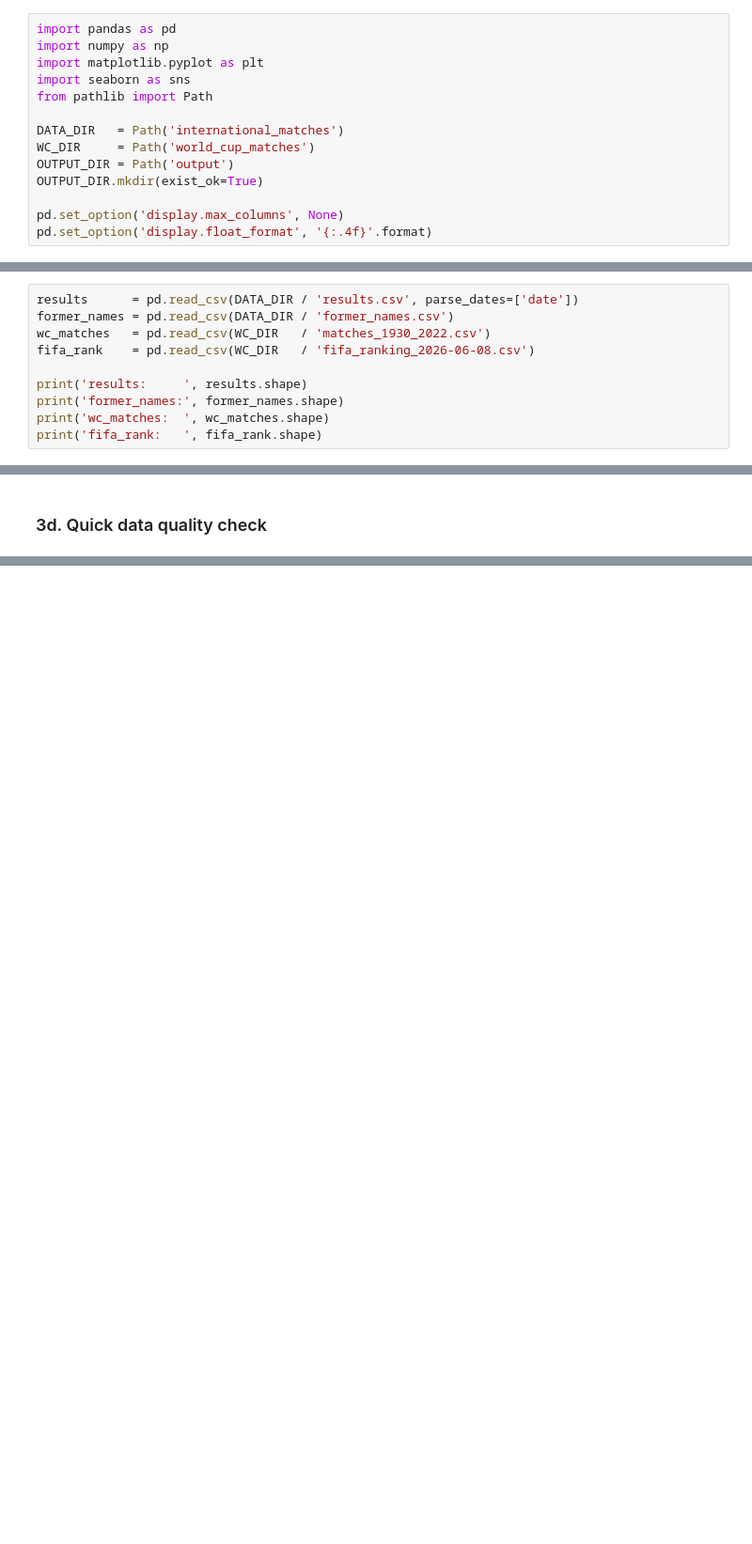
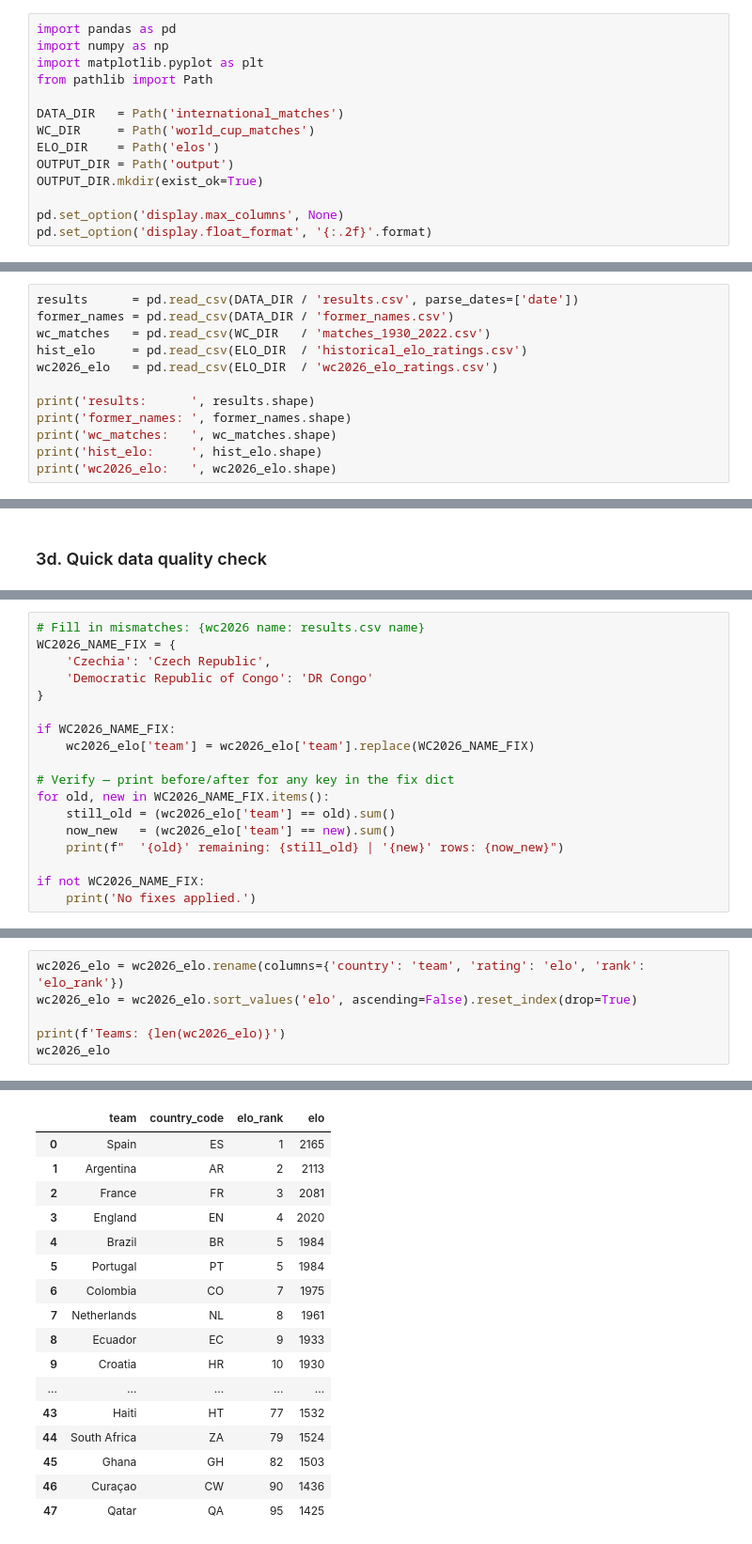
Before and after one commit to StefanIlic1/world-cup-predictions, a Jupyter notebook: src/01_data_cleaning_and_elo.ipynb, the cells around one changed output, grey strips where cells are left out. Shown at 94% size. Saved outputs shown, nothing was run; the diff lists cells and outputs as text; blank space fills up the shorter version.

```diff
--- a/src/01_data_cleaning_and_elo.ipynb
+++ b/src/01_data_cleaning_and_elo.ipynb
@@ -13,16 +14,16 @@ This notebook loads and cleans all raw data sources so they are consistent and r
 import pandas as pd
 import numpy as np
 import matplotlib.pyplot as plt
-import seaborn as sns
 from pathlib import Path
 
 DATA_DIR   = Path('international_matches')
 WC_DIR     = Path('world_cup_matches')
+ELO_DIR    = Path('elos')
 OUTPUT_DIR = Path('output')
 OUTPUT_DIR.mkdir(exist_ok=True)
 
 pd.set_option('display.max_columns', None)
-pd.set_option('display.float_format', '{:.4f}'.format)
+pd.set_option('display.float_format', '{:.2f}'.format)
 # %% [markdown]
 ---
 ## 2. Load Raw Data
@@ -37,10 +39,12 @@ pd.set_option('display.float_format', '{:.4f}'.format)
 results      = pd.read_csv(DATA_DIR / 'results.csv', parse_dates=['date'])
 former_names = pd.read_csv(DATA_DIR / 'former_names.csv')
 wc_matches   = pd.read_csv(WC_DIR   / 'matches_1930_2022.csv')
-fifa_rank    = pd.read_csv(WC_DIR   / 'fifa_ranking_2026-06-08.csv')
+hist_elo     = pd.read_csv(ELO_DIR  / 'historical_elo_ratings.csv')
+wc2026_elo   = pd.read_csv(ELO_DIR  / 'wc2026_elo_ratings.csv')
 
-print('results:     ', results.shape)
-print('former_names:', former_names.shape)
-print('wc_matches:  ', wc_matches.shape)
-print('fifa_rank:   ', fifa_rank.shape)
+print('results:      ', results.shape)
+print('former_names: ', former_names.shape)
+print('wc_matches:   ', wc_matches.shape)
+print('hist_elo:     ', hist_elo.shape)
+print('wc2026_elo:   ', wc2026_elo.shape)
 # %% [output]
@@ -263,0 +255,18 @@ plt.show()
+# %%
+# Fill in mismatches: {wc2026 name: results.csv name}
+WC2026_NAME_FIX = {
+    'Czechia': 'Czech Republic',
+    'Democratic Republic of Congo': 'DR Congo'
+}
+
+if WC2026_NAME_FIX:
+    wc2026_elo['team'] = wc2026_elo['team'].replace(WC2026_NAME_FIX)
+
+# Verify — print before/after for any key in the fix dict
+for old, new in WC2026_NAME_FIX.items():
+    still_old = (wc2026_elo['team'] == old).sum()
+    now_new   = (wc2026_elo['team'] == new).sum()
+    print(f"  '{old}' remaining: {still_old} | '{new}' rows: {now_new}")
+
+if not WC2026_NAME_FIX:
+    print('No fixes applied.')
@@ -263,0 +276,7 @@ plt.show()
+# %%
+wc2026_elo = wc2026_elo.rename(columns={'country': 'team', 'rating': 'elo', 'rank': 'elo_rank'})
+wc2026_elo = wc2026_elo.sort_values('elo', ascending=False).reset_index(drop=True)
+
+print(f'Teams: {len(wc2026_elo)}')
+wc2026_elo
+# %% [output]
@@ -264,2 +284,19 @@ plt.show()
+|  | team | country_code | elo_rank | elo |
+| 0 | Spain | ES | 1 | 2165 |
+| 1 | Argentina | AR | 2 | 2113 |
+| 2 | France | FR | 3 | 2081 |
+| 3 | England | EN | 4 | 2020 |
+| 4 | Brazil | BR | 5 | 1984 |
+| 5 | Portugal | PT | 5 | 1984 |
+| 6 | Colombia | CO | 7 | 1975 |
+| 7 | Netherlands | NL | 8 | 1961 |
+| 8 | Ecuador | EC | 9 | 1933 |
+| 9 | Croatia | HR | 10 | 1930 |
+| ... | ... | ... | ... | ... |
+| 43 | Haiti | HT | 77 | 1532 |
+| 44 | South Africa | ZA | 79 | 1524 |
+| 45 | Ghana | GH | 82 | 1503 |
+| 46 | Curaçao | CW | 90 | 1436 |
+| 47 | Qatar | QA | 95 | 1425 |
 # %% [markdown]
 ---
```
Also changed, not shown: parts of 31 cells of this notebook, 3 other files.
